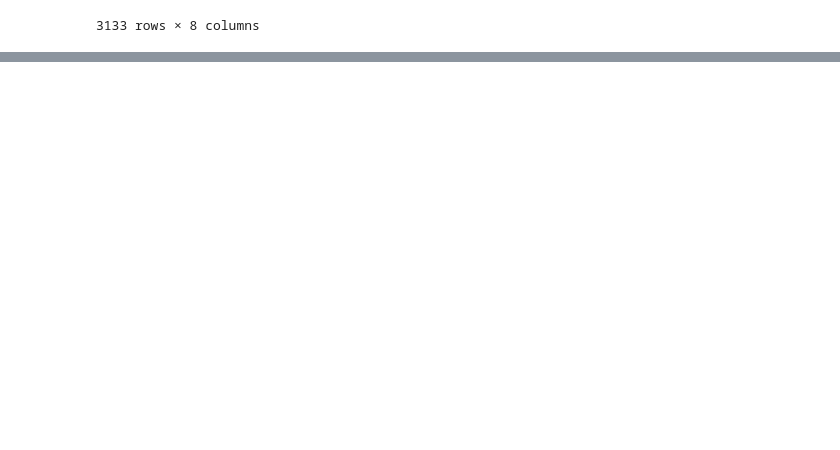
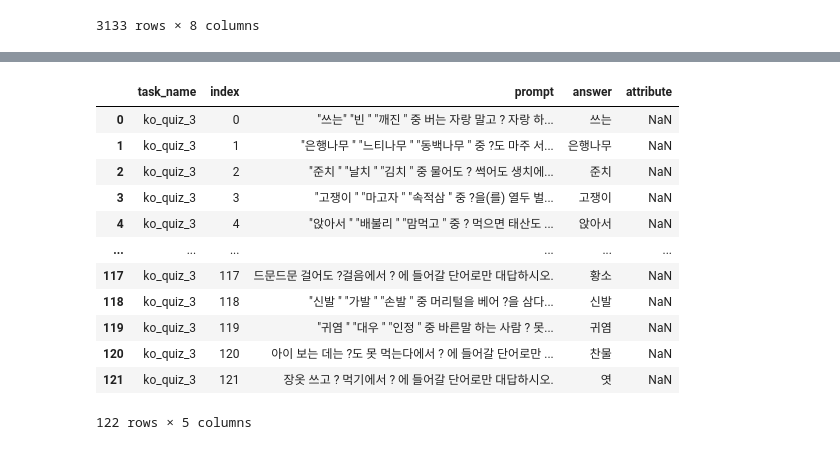
Before and after one commit to CreativeSynth/TaskManager, a Jupyter notebook: ko_quiz/crawl_quiz.ipynb, the cells around one changed output, grey strips where cells are left out. Saved outputs shown, nothing was run; the diff lists cells and outputs as text; code cells hidden in the pictures; blank space fills up the shorter version.

```diff
--- a/ko_quiz/crawl_quiz.ipynb
+++ b/ko_quiz/crawl_quiz.ipynb
@@ -133,0 +202,39 @@ browser.quit()
+# %%
+# ko_quiz_3(알듯말듯 우리속담)
+ko_quiz_3 = pd.DataFrame(columns=['task_name', 'index', 'prompt', 'answer', 'attribute'])
+
+i = 0 # index
+df_index = 1701
+while (df_index < 1823):
+    ko_quiz_3.loc[i,'index'] = i
+    # from column 'select1' to 'select3', concat to prompt
+    if (type(df.loc[df_index,'select2']) == str) and (pd.isna(df.loc[df_index,'select2']) is True):
+            ko_quiz_3.loc[i,'prompt'] = df.loc[df_index,'question'] + '에서 ? 에 들어갈 단어로만 대답하시오.'
+    elif (type(df.loc[df_index,'select2'])== float) and (math.isnan(df.loc[df_index,'select2']) is True):
+            ko_quiz_3.loc[i,'prompt'] = df.loc[df_index,'question'] + '에서 ? 에 들어갈 단어로만 대답하시오.'
+    else:
+        for j in range(1,4):
+            if pd.isnull(df.loc[df_index,'select'+str(j)]) is False:
+                    ko_quiz_3.loc[i,'prompt'] = str(ko_quiz_3.loc[i,'prompt']) + '"' + str(df.loc[df_index,'select'+str(j)]) + '" '
+        ko_quiz_3.loc[i,'prompt'] = ko_quiz_3.loc[i,'prompt'].replace('nan','')
+        ko_quiz_3.loc[i,'prompt'] = ko_quiz_3.loc[i,'prompt'] + '중 ' + df.loc[df_index,'question'] + '에서 ? 에 들어갈 단어로만 대답하시오.'
+    ko_quiz_3.loc[i,'answer'] = df.loc[df_index,'answer']
+    ko_quiz_3.loc[i,'task_name'] = 'ko_quiz_3'
+    i += 1
+    df_index += 1
+
+ko_quiz_3
+# %% [output]
+|  | task_name | index | prompt | answer | attribute |
+| 0 | ko_quiz_3 | 0 | "쓰는" "빈 " "깨진 " 중 버는 자랑 말고 ? 자랑 하... | 쓰는 | NaN |
+| 1 | ko_quiz_3 | 1 | "은행나무 " "느티나무 " "동백나무 " 중 ?도 마주 서... | 은행나무 | NaN |
+| 2 | ko_quiz_3 | 2 | "준치 " "날치 " "김치 " 중 물어도 ? 썩어도 생치에... | 준치 | NaN |
+| 3 | ko_quiz_3 | 3 | "고쟁이 " "마고자 " "속적삼 " 중 ?을(를) 열두 벌... | 고쟁이 | NaN |
+| 4 | ko_quiz_3 | 4 | "앉아서 " "배불리 " "맘먹고 " 중 ? 먹으면 태산도 ... | 앉아서 | NaN |
+| ... | ... | ... | ... | ... | ... |
+| 117 | ko_quiz_3 | 117 | 드문드문 걸어도 ?걸음에서 ? 에 들어갈 단어로만 대답하시오. | 황소 | NaN |
+| 118 | ko_quiz_3 | 118 | "신발 " "가발 " "손발 " 중 머리털을 베어 ?을 삼다... | 신발 | NaN |
+| 119 | ko_quiz_3 | 119 | "귀염 " "대우 " "인정 " 중 바른말 하는 사람 ? 못... | 귀염 | NaN |
+| 120 | ko_quiz_3 | 120 | 아이 보는 데는 ?도 못 먹는다에서 ? 에 들어갈 단어로만 ... | 찬물 | NaN |
+| 121 | ko_quiz_3 | 121 | 장옷 쓰고 ? 먹기에서 ? 에 들어갈 단어로만 대답하시오. | 엿 | NaN |
+122 rows × 5 columns
```
Also changed, not shown: parts of 10 cells of this notebook, 9 other files.
